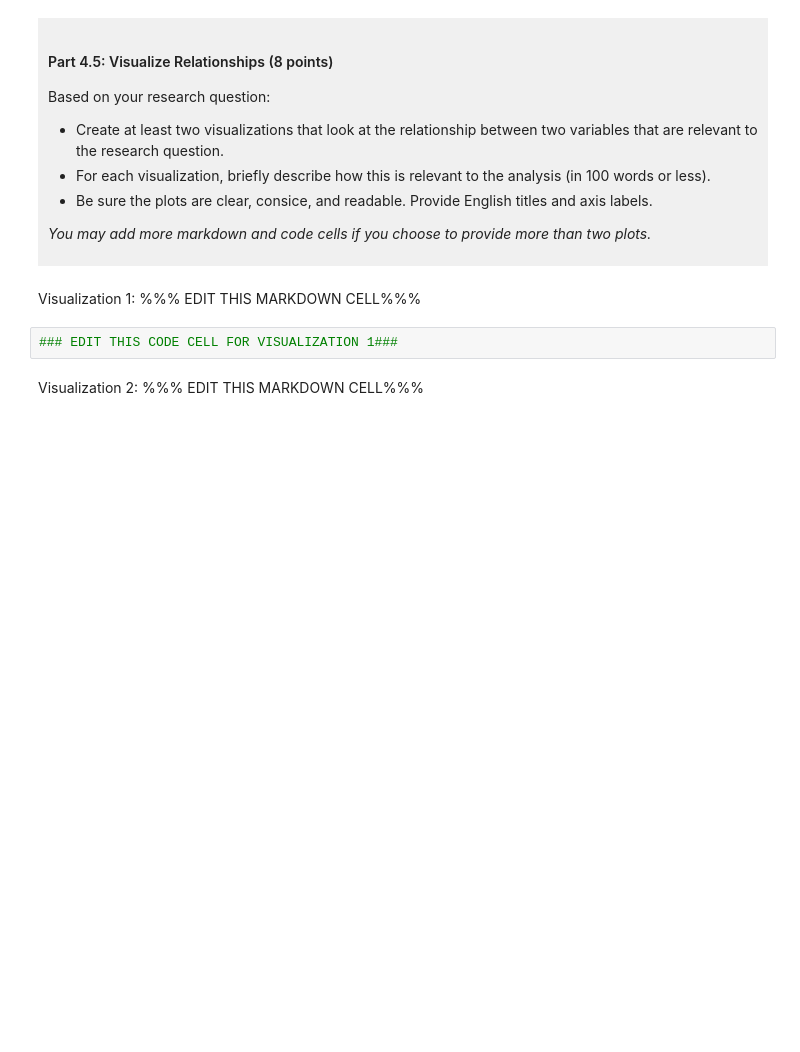
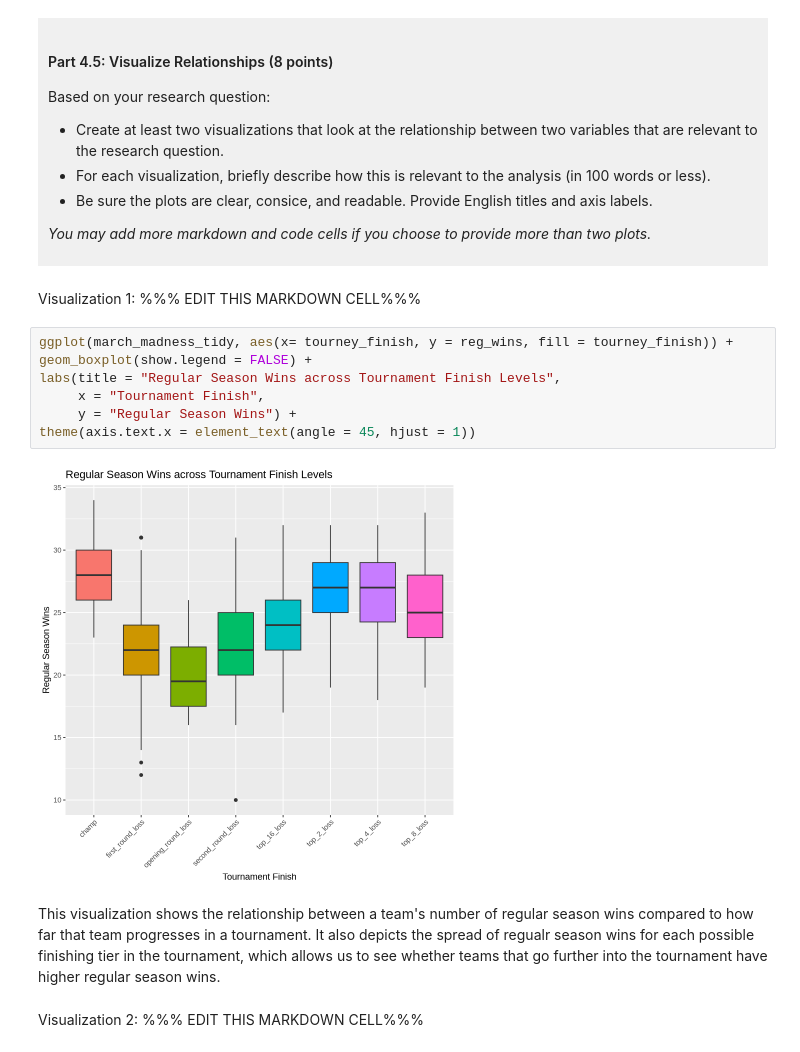
Before and after one commit to alessap5/DSCI100Project-AlessaPanigutti, a Jupyter notebook: dsci-100-project-notebook.ipynb, the cells around one changed output. Saved outputs shown, nothing was run; the diff lists cells and outputs as text; blank space fills up the shorter version.

```diff
--- a/dsci-100-project-notebook.ipynb
+++ b/dsci-100-project-notebook.ipynb
@@ -299,7 +353,16 @@ Based on your research question:
 # %% [markdown]
 Visualization 1: %%% EDIT THIS MARKDOWN CELL%%%
 # %%
-### EDIT THIS CODE CELL FOR VISUALIZATION 1###
+ggplot(march_madness_tidy, aes(x= tourney_finish, y = reg_wins, fill = tourney_finish)) +
+geom_boxplot(show.legend = FALSE) +
+labs(title = "Regular Season Wins across Tournament Finish Levels",
+     x = "Tournament Finish",
+     y = "Regular Season Wins") +
+theme(axis.text.x = element_text(angle = 45, hjust = 1))
+# %% [output]
+[figure, added]
+# %% [markdown]
+This visualization shows the relationship between a team's number of regular season wins compared to how far that team progresses in a tournament. It also depicts the spread of regualr season wins for each possible finishing tier in the tournament, which allows us to see whether teams that go further into the tournament have higher regular season wins.
 # %% [markdown]
 Visualization 2: %%% EDIT THIS MARKDOWN CELL%%%
 # %%
```
Also changed, not shown: parts of 9 cells of this notebook.
